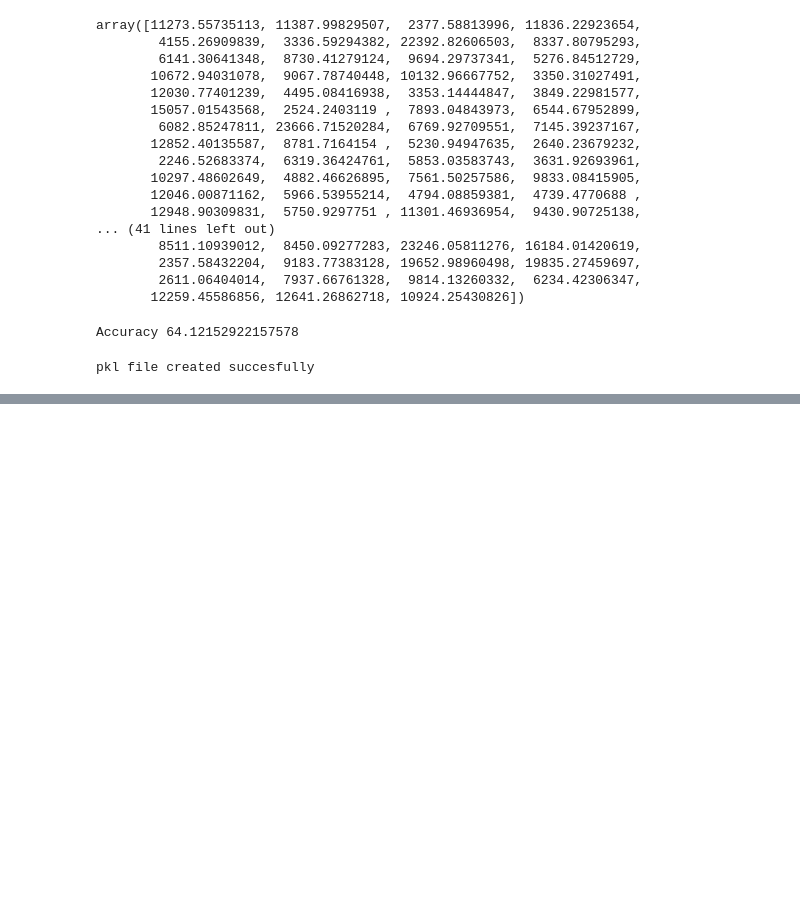
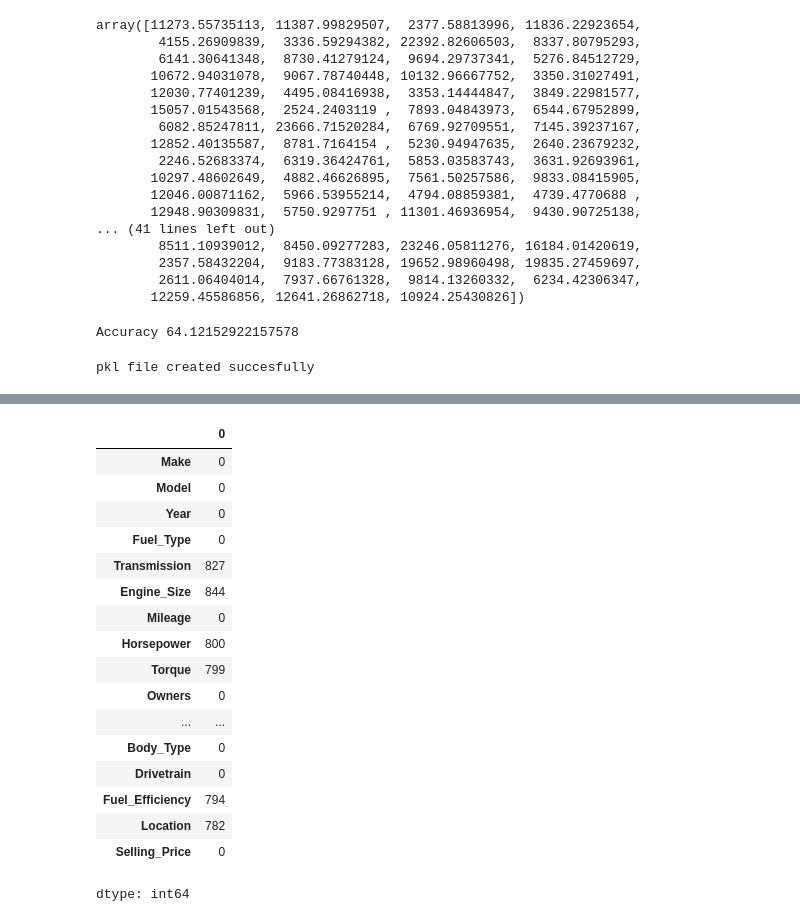
Before and after one commit to Aradhyagodambe/Python-Colab-Files, a Jupyter notebook: ML_Fundamnetals.ipynb, the cells around one changed output, grey strips where cells are left out. Cells and saved outputs as stored; diff of their text form; code cells hidden in the pictures; blank space fills up the shorter version.

```diff
--- a/ML_Fundamnetals.ipynb
+++ b/ML_Fundamnetals.ipynb
@@ -1430,0 +1502,21 @@ pkl file created succesfully
+# %%
+AD.isna().sum()
+# %% [output]
+|  | 0 |
+| Make | 0 |
+| Model | 0 |
+| Year | 0 |
+| Fuel_Type | 0 |
+| Transmission | 827 |
+| Engine_Size | 844 |
+| Mileage | 0 |
+| Horsepower | 800 |
+| Torque | 799 |
+| Owners | 0 |
+| ... | ... |
+| Body_Type | 0 |
+| Drivetrain | 0 |
+| Fuel_Efficiency | 794 |
+| Location | 782 |
+| Selling_Price | 0 |
+dtype: int64
```
Also changed, not shown: parts of 22 cells of this notebook.
